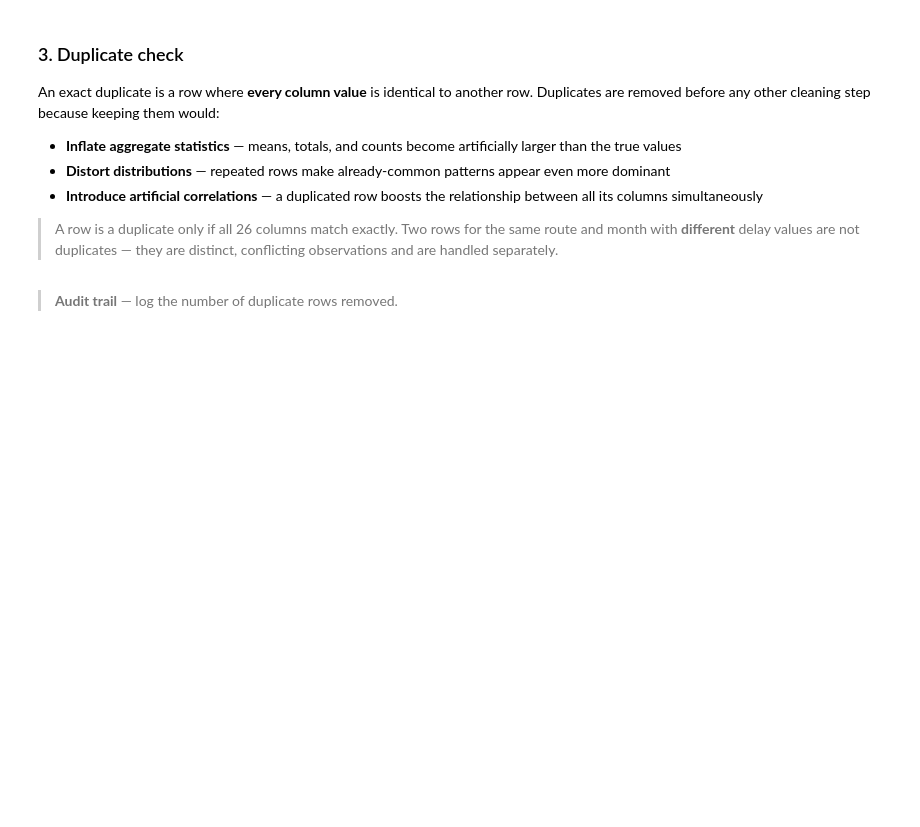
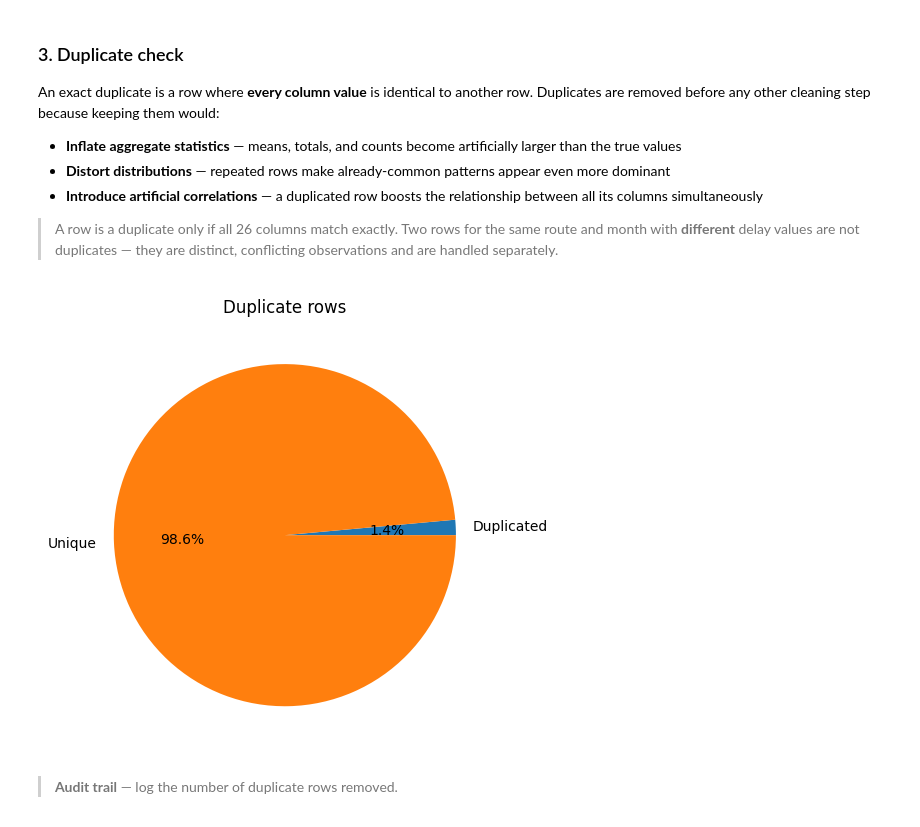
Before and after one commit to OpenCz/Tardis, a Jupyter notebook: tardis_eda.ipynb, the cells around one changed output. Saved outputs shown, nothing was run; the diff lists cells and outputs as text; code cells hidden in the pictures; blank space fills up the shorter version.

```diff
--- a/tardis_eda.ipynb
+++ b/tardis_eda.ipynb
@@ -178,7 +102,4 @@ Free-text fields **cannot** be encoded numerically or used in aggregations. They
 
 > The columns are detected automatically by the regex pattern `comments$`, so the code is robust to future renames or new comment columns appearing in later data exports.
 # %%
-comment_cols = df.filter(regex="comments$").columns.tolist()
-df = df.drop(columns=comment_cols)
-print(f"Dropped {len(comment_cols)} column(s): {comment_cols}")
-print(f"Remaining: {df.shape[1]} columns")
+df, comment_cols = cleaning.drop_comment_columns(df)
@@ -214,14 +121,11 @@ An exact duplicate is a row where **every column value** is identical to another
 
 > A row is a duplicate only if all 26 columns match exactly. Two rows for the same route and month with **different** delay values are not duplicates — they are distinct, conflicting observations and are handled separately.
 # %%
-nb_dup = df.duplicated().sum()
+df, nb_dup = cleaning.deduplicate(df)
 if nb_dup > 0:
-    df = df.drop_duplicates()
-    plt.pie(
-        [nb_dup, nb_rows - nb_dup], labels=["duplicated", "rows"], autopct="%1.1f%%"
-    )
-else:
-    print("No duplicates found.")
+    cplots.plot_dedup(nb_dup, nb_rows)
+# %% [output]
+[figure, added]
 # %% [markdown]
 > **Audit trail** — log the number of duplicate rows removed.
 # %%
```
Also changed, not shown: parts of 66 cells of this notebook.
